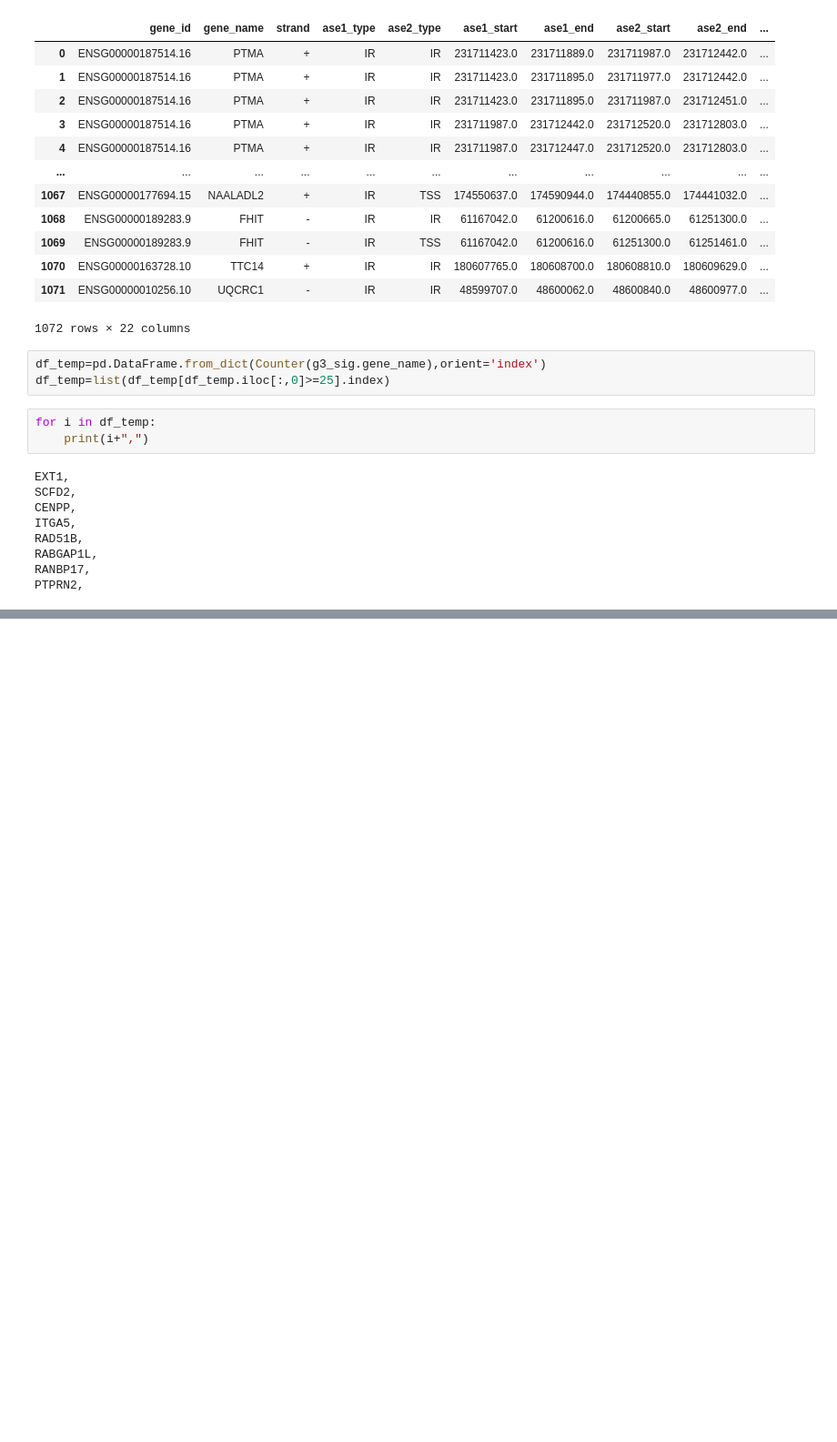
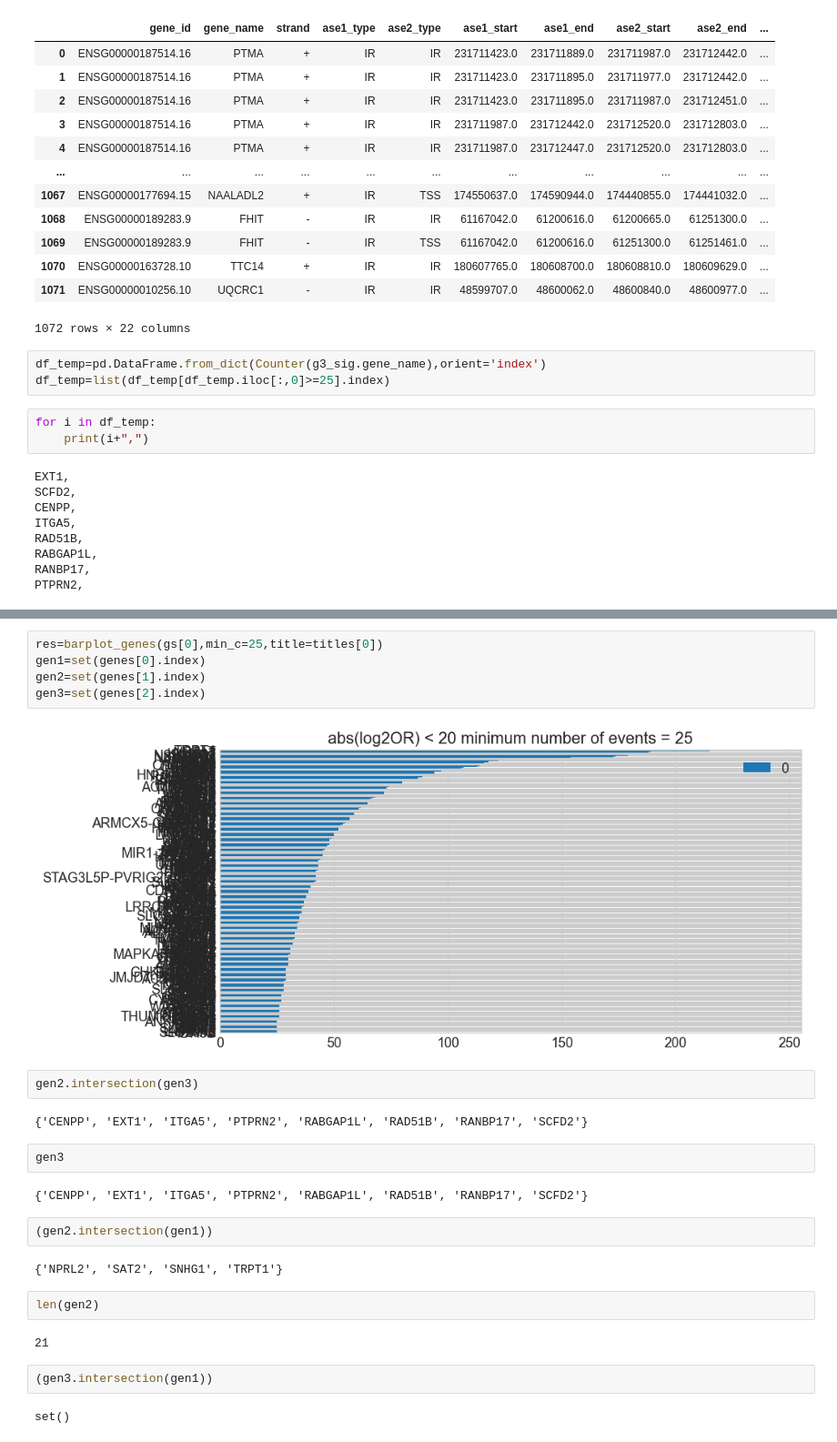
Before and after one commit to carmineceraolo/splicing-coordination, a Jupyter notebook: sheet05.ipynb, the cells around one changed output, grey strips where cells are left out. Shown at 91% size. Cells and saved outputs as stored; diff of their text form; blank space fills up the shorter version.

```diff
--- a/sheet05.ipynb
+++ b/sheet05.ipynb
@@ -648,0 +659,27 @@ plt.savefig(figures+"genes_most_coor.png")
+# %%
+res=barplot_genes(gs[0],min_c=25,title=titles[0])
+gen1=set(genes[0].index)
+gen2=set(genes[1].index)
+gen3=set(genes[2].index)
+# %% [output]
+[figure, added]
+# %%
+gen2.intersection(gen3)
+# %% [output]
+{'CENPP', 'EXT1', 'ITGA5', 'PTPRN2', 'RABGAP1L', 'RAD51B', 'RANBP17', 'SCFD2'}
+# %%
+gen3
+# %% [output]
+{'CENPP', 'EXT1', 'ITGA5', 'PTPRN2', 'RABGAP1L', 'RAD51B', 'RANBP17', 'SCFD2'}
+# %%
+(gen2.intersection(gen1))
+# %% [output]
+{'NPRL2', 'SAT2', 'SNHG1', 'TRPT1'}
+# %%
+len(gen2)
+# %% [output]
+21
+# %%
+(gen3.intersection(gen1))
+# %% [output]
+set()
```
Also changed, not shown: parts of 21 cells of this notebook, 3 other files.
